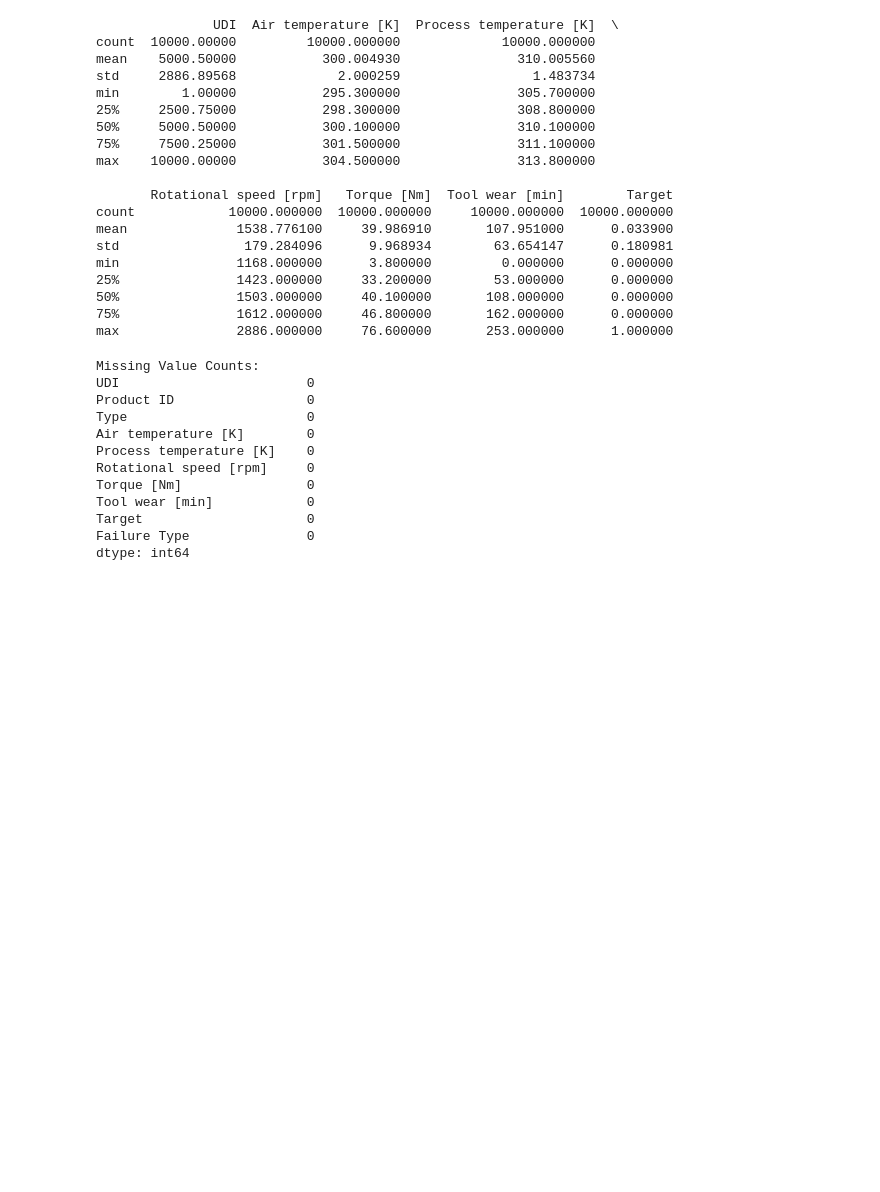
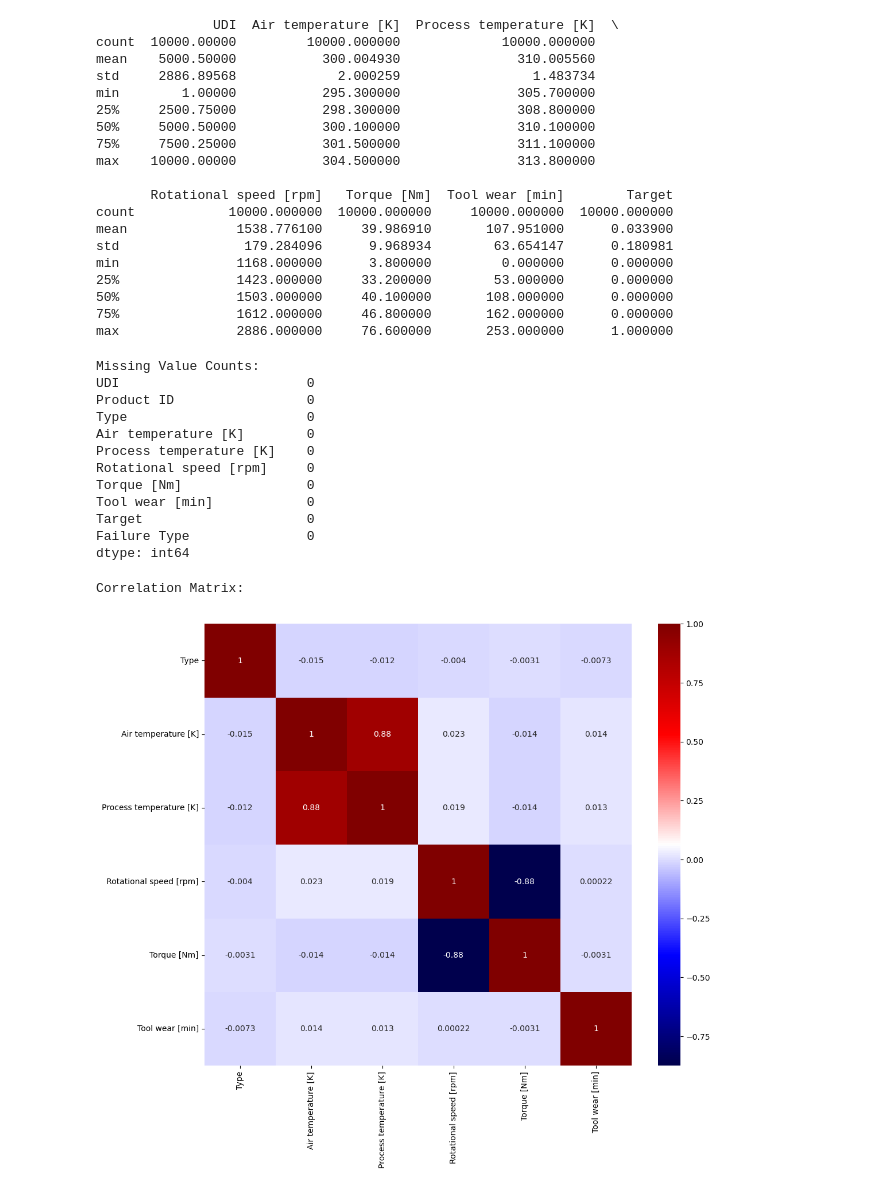
Before and after one commit to elan-wilkinson/Predicting-Manufacturing-Failure-Type, a Jupyter notebook: main.ipynb, the cells around one changed output. Cells and saved outputs as stored; diff of their text form; code cells hidden in the pictures; blank space fills up the shorter version.

Commit message:
converted type column to ordinal value, added correlation heatmap, and boxplots for each feature for failure and nonfailure

```diff
--- a/main.ipynb
+++ b/main.ipynb
@@ -58,3 +60,16 @@ Tool wear [min]            0
 Target                     0
 Failure Type               0
 dtype: int64
+# %%
+# Make Type Column Ordinal
+machining_failure_data['Type'] = machining_failure_data['Type'].map({'L':0, 'M':1, 'H':2})
+# %%
+print("Correlation Matrix:")
+
+plt.figure(figsize=(12,10))
+cor = machining_failure_data.corr()
+sns.heatmap(cor, annot=True, cmap=plt.cm.seismic)
+plt.show()
+# %% [output]
+Correlation Matrix:
+[figure, added]
```
Also changed, not shown: parts of 2 cells of this notebook.
